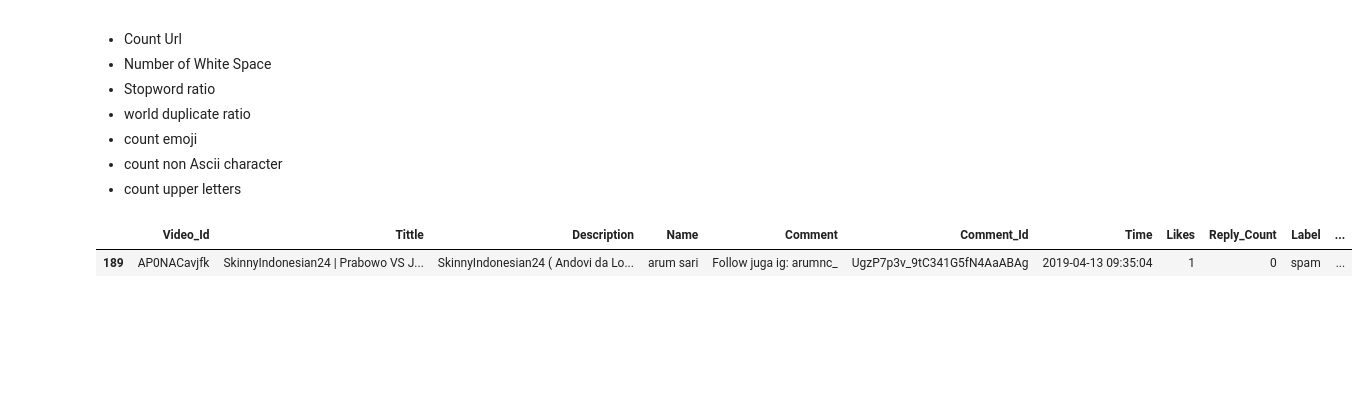
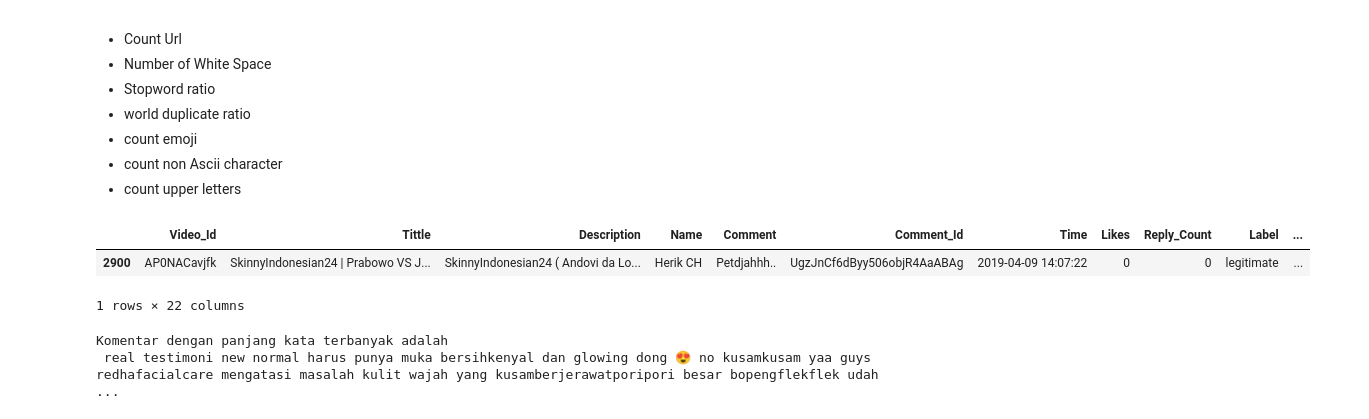
Before and after one commit to dewirizki/CommentsDetection, a Jupyter notebook: Code/data_prepocessing.ipynb, the cells around one changed output. Saved outputs shown, nothing was run; the diff lists cells and outputs as text; code cells hidden in the pictures; blank space fills up the shorter version.

Commit message:
update code + data

```diff
--- a/Code/data_prepocessing.ipynb
+++ b/Code/data_prepocessing.ipynb
@@ -799,9 +788,22 @@ judul = "ayo cek video makeup cantik kecantikan ini"
 # %%
-def Jaccard_Similarity(doc1, doc2):
+def Jaccard_Similarity(text, post, ngram=1):
+    text = unidecode(text)
+    words=[word for word in text.split(" ") if word not in stopwords]
+    #print("Sentence after removing stopwords:",words)
+    temp=zip(*[words[i:] for i in range(0,ngram)])
+    ans=[' '.join(ngram) for ngram in temp]
+
+    post = unidecode(post)
+    post = [word for word in post.split(" ") if word not in stopwords]
+    #print("Sentence after removing stopwords:",words)
+    temp=zip(*[post[i:] for i in range(0,ngram)])
+    post = [' '.join(ngram) for ngram in temp]
 
     # List the unique words in a document
-    words_doc1 = set(doc1.lower().split())
-    words_doc2 = set(doc2.lower().split())
+    words_doc1 = set(ans)
+    #print(words_doc1)
+    words_doc2 = set(post)
+    #print(words_doc2)
 
     # Find the intersection of words list of doc1 & doc2
     intersection = words_doc1.intersection(words_doc2)
@@ -888,7 +895,7 @@ Pada proses cleaning comment pertama ini **melakukan** beberapa hal:
 - remove punctuation
 dengan fungsi yang sudah dibuat yaitu ``def cleansing(text)``
 # %%
-try_data_cleaning["cleanTittle"] = try_data_cleaning["Tittle"].apply(lambda x: cleaning(x))
+data["cleanTittle"] = data["Tittle"].apply(lambda x: cleaning(x))
 # %%
-try_data_cleaning["cleanComment"] = try_data_cleaning["Comment"].apply(lambda x: cleaning(x))
+data["cleanComment"] = data["Comment"].apply(lambda x: cleaning(x))
 # %%
@@ -908,15 +916,25 @@ Feature extraction dengan menghitung fitur numerik ini untuk setiap komentar unt
 - count non Ascii character
 - count upper letters
 # %%
-try_data_cleaning['countUrl'] = try_data_cleaning['Comment'].apply(lambda x: count_url(x))
-try_data_cleaning['WhiteSpacenum'] = try_data_cleaning['Comment'].apply(lambda x: count_extra_white_spaces(x))
-try_data_cleaning['StopwordRatio'] = try_data_cleaning['cleanComment'].apply(lambda x: stopword_ratio(x))
-try_data_cleaning['WorldDuplicateRatio'] = try_data_cleaning['cleanComment'].apply(lambda x: word_duplicate_ratio(x))
-try_data_cleaning['CountEmoji'] = try_data_cleaning['cleanComment'].apply(lambda x: count_emoji(x))
-try_data_cleaning['CountNonAscii'] = try_data_cleaning['cleanComment'].apply(lambda x: non_ascii(x))
-try_data_cleaning['CountUpperLetters'] = try_data_cleaning['Comment'].apply(lambda x: upper_letters(x))
+data['LengthWord'] = data['Comment'].apply(lambda x: count_length(x))
+data['countUrl'] = data['Comment'].apply(lambda x: count_url(x))
+data['WhiteSpacenum'] = data['Comment'].apply(lambda x: count_extra_white_spaces(x))
+data['StopwordRatio'] = data['cleanComment'].apply(lambda x: stopword_ratio(x))
+data['WorldDuplicateRatio'] = data['cleanComment'].apply(lambda x: duplicate_ratio(x))
+data['CountEmoji'] = data['cleanComment'].apply(lambda x: count_emoji(x))
+data['CountNonAscii'] = data['cleanComment'].apply(lambda x: non_ascii(x))
+data['CountUpperLetters'] = data['Comment'].apply(lambda x: upper_letters(x))
+data['SimilarityTitle'] = data.apply(lambda x: Jaccard_Similarity(x.cleanComment, x.cleanTittle), axis=1)
+data['SimilarityDesc'] = data.apply(lambda x: Jaccard_Similarity(x.cleanComment, x.Description), axis=1)
 # %%
-try_data_cleaning.sample()
+data.sample()
 # %% [output]
 |  | Video_Id | Tittle | Description | Name | Comment | Comment_Id | Time | Likes | Reply_Count | Label | ... |
-| 189 | AP0NACavjfk | SkinnyIndonesian24 | Prabowo VS J... | SkinnyIndonesian24 ( Andovi da Lo... | arum sari | Follow juga ig: arumnc_ | UgzP7p3v_9tC341G5fN4AaABAg | 2019-04-13 09:35:04 | 1 | 0 | spam | ... |
+| 2900 | AP0NACavjfk | SkinnyIndonesian24 | Prabowo VS J... | SkinnyIndonesian24 ( Andovi da Lo... | Herik CH | Petdjahhh.. | UgzJnCf6dByy506objR4AaABAg | 2019-04-09 14:07:22 | 0 | 0 | legitimate | ... |
+1 rows × 22 columns
+# %%
+length = data[data['LengthWord']== data['LengthWord'].max()]
+print("Komentar dengan panjang kata terbanyak adalah \n {}".format(length.iloc[0].cleanComment))
+# %% [output]
+Komentar dengan panjang kata terbanyak adalah
+ real testimoni new normal harus punya muka bersihkenyal dan glowing dong 😍 no kusamkusam yaa guys redhafacialcare mengatasi masalah kulit wajah yang kusamberjerawatporipori besar bopengflekflek udah  ...
```
Also changed, not shown: parts of 58 cells of this notebook, 6 other files.
